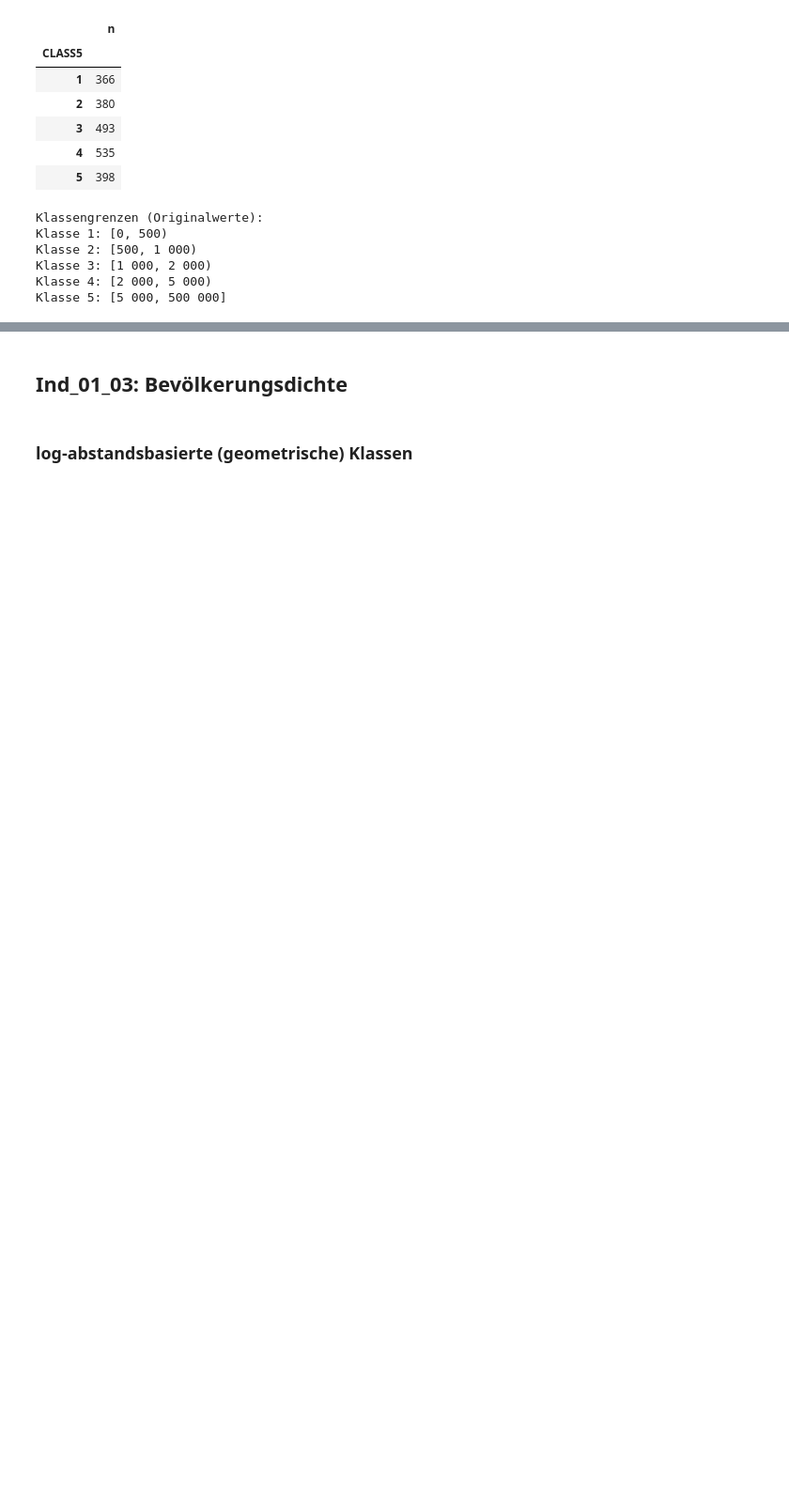
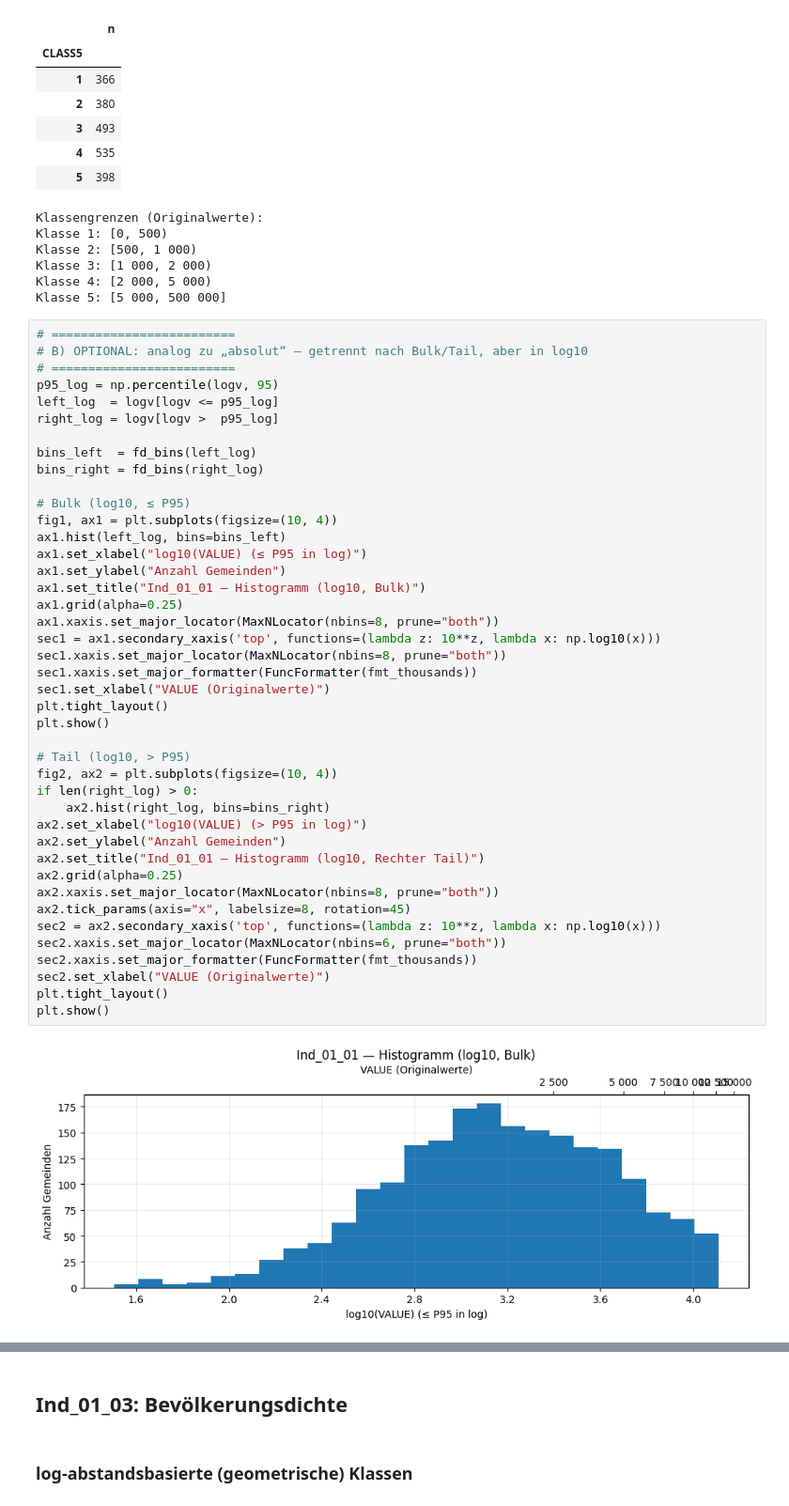
Before and after one commit to Carlomk1/Regionalportr-ts2021, a Jupyter notebook: explorative-analysis.ipynb, the cells around one changed output, grey strips where cells are left out. Shown: that part at 94% size. Saved outputs shown, nothing was run; the diff lists cells and outputs as text; blank space fills up the shorter version.

```diff
--- a/explorative-analysis.ipynb
+++ b/explorative-analysis.ipynb
@@ -504,3 +641,47 @@ Klasse 2: [500, 1 000)
 Klasse 3: [1 000, 2 000)
 Klasse 4: [2 000, 5 000)
 Klasse 5: [5 000, 500 000]
+# %%
+# =========================
+# B) OPTIONAL: analog zu „absolut“ – getrennt nach Bulk/Tail, aber in log10
+# =========================
+p95_log = np.percentile(logv, 95)
+left_log  = logv[logv <= p95_log]
+right_log = logv[logv >  p95_log]
+
+bins_left  = fd_bins(left_log)
+bins_right = fd_bins(right_log)
+
+# Bulk (log10, ≤ P95)
+fig1, ax1 = plt.subplots(figsize=(10, 4))
+ax1.hist(left_log, bins=bins_left)
+ax1.set_xlabel("log10(VALUE) (≤ P95 in log)")
+ax1.set_ylabel("Anzahl Gemeinden")
+ax1.set_title("Ind_01_01 — Histogramm (log10, Bulk)")
+ax1.grid(alpha=0.25)
+ax1.xaxis.set_major_locator(MaxNLocator(nbins=8, prune="both"))
+sec1 = ax1.secondary_xaxis('top', functions=(lambda z: 10**z, lambda x: np.log10(x)))
+sec1.xaxis.set_major_locator(MaxNLocator(nbins=8, prune="both"))
+sec1.xaxis.set_major_formatter(FuncFormatter(fmt_thousands))
+sec1.set_xlabel("VALUE (Originalwerte)")
+plt.tight_layout()
+plt.show()
+
+# Tail (log10, > P95)
+fig2, ax2 = plt.subplots(figsize=(10, 4))
+if len(right_log) > 0:
+    ax2.hist(right_log, bins=bins_right)
+ax2.set_xlabel("log10(VALUE) (> P95 in log)")
+ax2.set_ylabel("Anzahl Gemeinden")
+ax2.set_title("Ind_01_01 — Histogramm (log10, Rechter Tail)")
+ax2.grid(alpha=0.25)
+ax2.xaxis.set_major_locator(MaxNLocator(nbins=8, prune="both"))
+ax2.tick_params(axis="x", labelsize=8, rotation=45)
+sec2 = ax2.secondary_xaxis('top', functions=(lambda z: 10**z, lambda x: np.log10(x)))
+sec2.xaxis.set_major_locator(MaxNLocator(nbins=6, prune="both"))
+sec2.xaxis.set_major_formatter(FuncFormatter(fmt_thousands))
+sec2.set_xlabel("VALUE (Originalwerte)")
+plt.tight_layout()
+plt.show()
+# %% [output]
+[figure, added]
```
Also changed, not shown: parts of 3 cells of this notebook.
